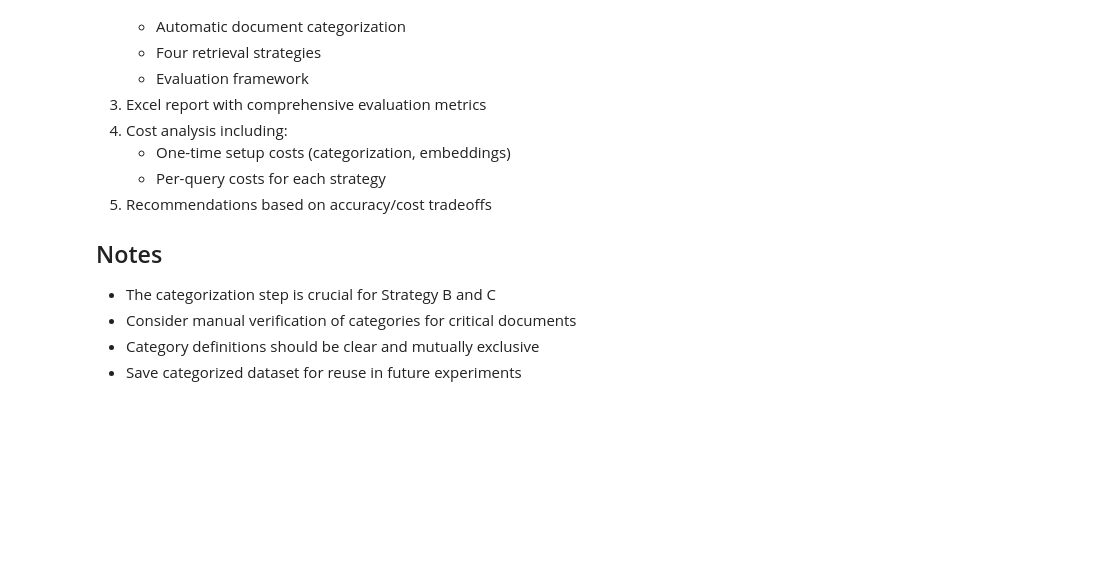
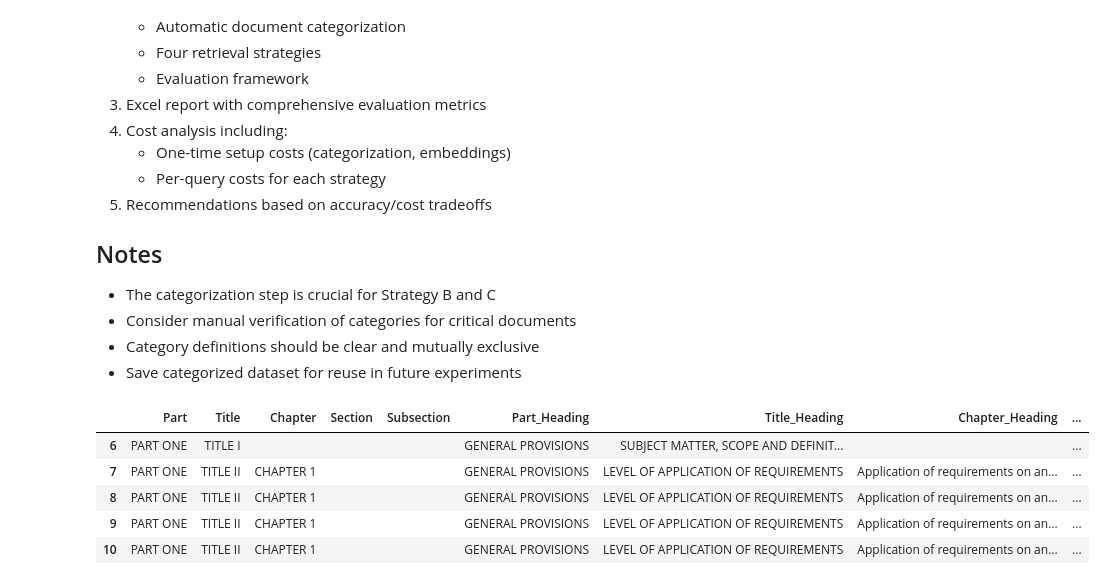
Before and after one commit to at621/crr_pipeline, a Jupyter notebook: test_rag.ipynb, the cells around one changed output. Saved outputs shown, nothing was run; the diff lists cells and outputs as text; code cells hidden in the pictures; blank space fills up the shorter version.

```diff
--- a/test_rag.ipynb
+++ b/test_rag.ipynb
@@ -590,3 +590,16 @@ if __name__ == "__main__":
 
     evaluator = Evaluator(golden_df, config["retrieval_k"])
     evaluator.generate_report(all_results, cost_tracker, retriever.df)
+# %%
+import pandas as pd
+
+docs_df = pd.read_parquet("data/df_with_embeddings.parquet")
+
+docs_df[6:].head()
+# %% [output]
+|  | Part | Title | Chapter | Section | Subsection | Part_Heading | Title_Heading | Chapter_Heading | ... |
+| 6 | PART ONE | TITLE I |  |  |  | GENERAL PROVISIONS | SUBJECT MATTER, SCOPE AND DEFINIT... |  | ... |
+| 7 | PART ONE | TITLE II | CHAPTER 1 |  |  | GENERAL PROVISIONS | LEVEL OF APPLICATION OF REQUIREMENTS | Application of requirements on an... | ... |
+| 8 | PART ONE | TITLE II | CHAPTER 1 |  |  | GENERAL PROVISIONS | LEVEL OF APPLICATION OF REQUIREMENTS | Application of requirements on an... | ... |
+| 9 | PART ONE | TITLE II | CHAPTER 1 |  |  | GENERAL PROVISIONS | LEVEL OF APPLICATION OF REQUIREMENTS | Application of requirements on an... | ... |
+| 10 | PART ONE | TITLE II | CHAPTER 1 |  |  | GENERAL PROVISIONS | LEVEL OF APPLICATION OF REQUIREMENTS | Application of requirements on an... | ... |
```
Also changed, not shown: parts of 8 cells of this notebook, 5 other files.
